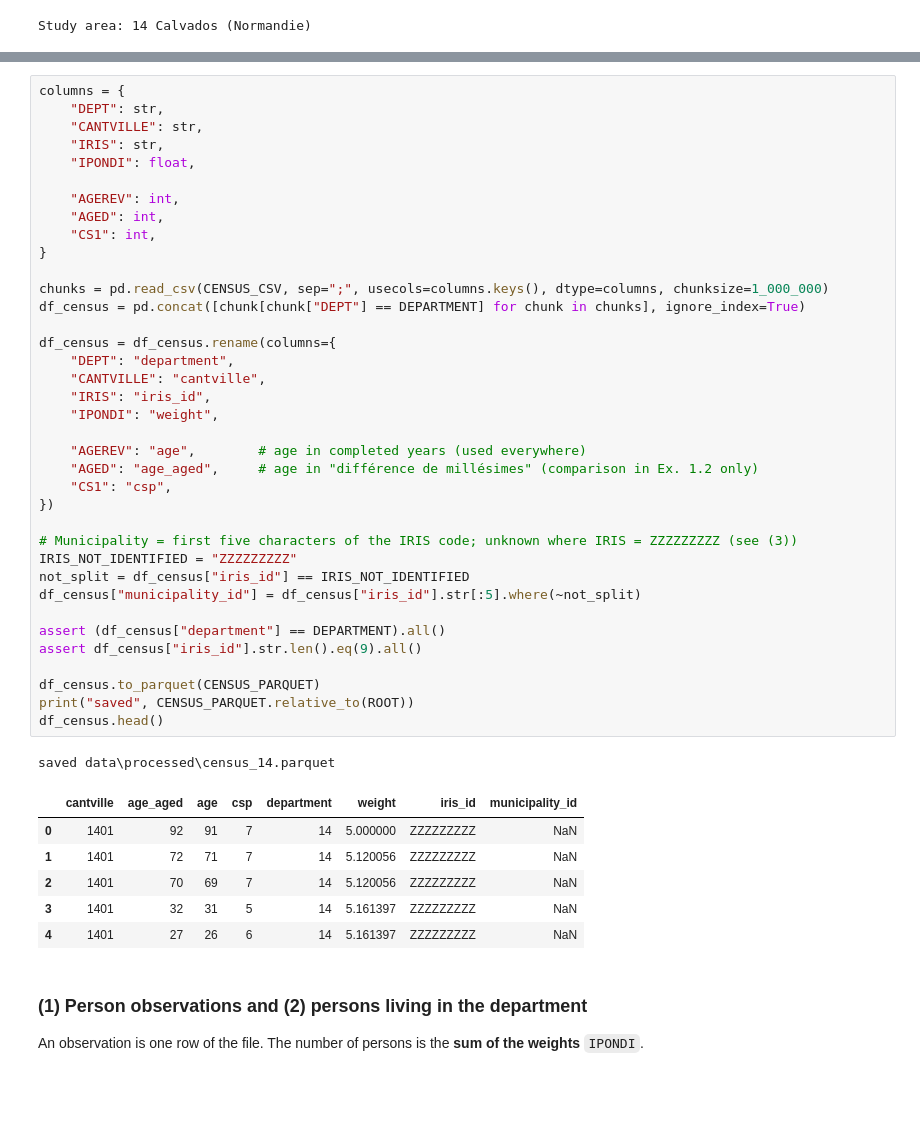
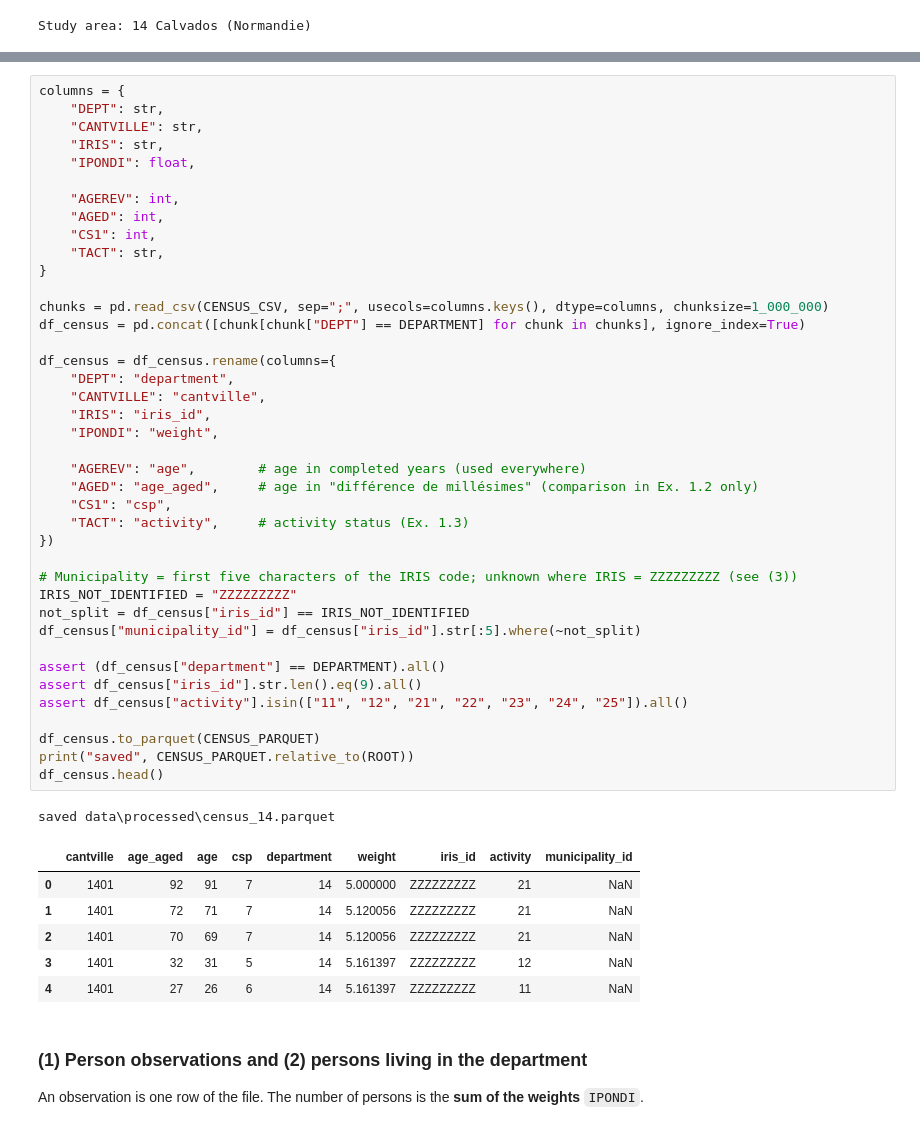
Before and after one commit to ek-popkova/uge-large-scale-models, a Jupyter notebook: notebooks/ex11_study_area.ipynb, the cells around one changed output, grey strips where cells are left out. Saved outputs shown, nothing was run; the diff lists cells and outputs as text; blank space fills up the shorter version.

```diff
--- a/notebooks/ex11_study_area.ipynb
+++ b/notebooks/ex11_study_area.ipynb
@@ -119,41 +120,44 @@ columns = {
     "AGEREV": int,
     "AGED": int,
     "CS1": int,
+    "TACT": str,
 }
 
 chunks = pd.read_csv(CENSUS_CSV, sep=";", usecols=columns.keys(), dtype=columns, chunksize=1_000_000)
 df_census = pd.concat([chunk[chunk["DEPT"] == DEPARTMENT] for chunk in chunks], ignore_index=True)
 
 df_census = df_census.rename(columns={
     "DEPT": "department",
     "CANTVILLE": "cantville",
     "IRIS": "iris_id",
     "IPONDI": "weight",
 
     "AGEREV": "age",        # age in completed years (used everywhere)
     "AGED": "age_aged",     # age in "différence de millésimes" (comparison in Ex. 1.2 only)
     "CS1": "csp",
+    "TACT": "activity",     # activity status (Ex. 1.3)
 })
 
 # Municipality = first five characters of the IRIS code; unknown where IRIS = ZZZZZZZZZ (see (3))
 IRIS_NOT_IDENTIFIED = "ZZZZZZZZZ"
 not_split = df_census["iris_id"] == IRIS_NOT_IDENTIFIED
 df_census["municipality_id"] = df_census["iris_id"].str[:5].where(~not_split)
 
 assert (df_census["department"] == DEPARTMENT).all()
 assert df_census["iris_id"].str.len().eq(9).all()
+assert df_census["activity"].isin(["11", "12", "21", "22", "23", "24", "25"]).all()
 
 df_census.to_parquet(CENSUS_PARQUET)
 print("saved", CENSUS_PARQUET.relative_to(ROOT))
 df_census.head()
 # %% [output]
 saved data\processed\census_14.parquet
-|  | cantville | age_aged | age | csp | department | weight | iris_id | municipality_id |
-| 0 | 1401 | 92 | 91 | 7 | 14 | 5.000000 | ZZZZZZZZZ | NaN |
-| 1 | 1401 | 72 | 71 | 7 | 14 | 5.120056 | ZZZZZZZZZ | NaN |
-| 2 | 1401 | 70 | 69 | 7 | 14 | 5.120056 | ZZZZZZZZZ | NaN |
-| 3 | 1401 | 32 | 31 | 5 | 14 | 5.161397 | ZZZZZZZZZ | NaN |
-| 4 | 1401 | 27 | 26 | 6 | 14 | 5.161397 | ZZZZZZZZZ | NaN |
+|  | cantville | age_aged | age | csp | department | weight | iris_id | activity | municipality_id |
+| 0 | 1401 | 92 | 91 | 7 | 14 | 5.000000 | ZZZZZZZZZ | 21 | NaN |
+| 1 | 1401 | 72 | 71 | 7 | 14 | 5.120056 | ZZZZZZZZZ | 21 | NaN |
+| 2 | 1401 | 70 | 69 | 7 | 14 | 5.120056 | ZZZZZZZZZ | 21 | NaN |
+| 3 | 1401 | 32 | 31 | 5 | 14 | 5.161397 | ZZZZZZZZZ | 12 | NaN |
+| 4 | 1401 | 27 | 26 | 6 | 14 | 5.161397 | ZZZZZZZZZ | 11 | NaN |
 # %% [markdown]
 ### (1) Person observations and (2) persons living in the department
 
```
Also changed, not shown: parts of 1 cell of this notebook, 3 other files.
